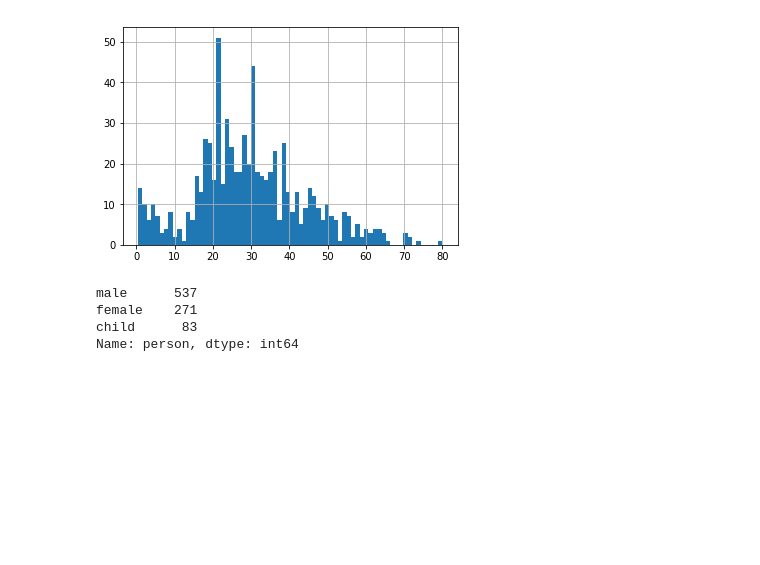
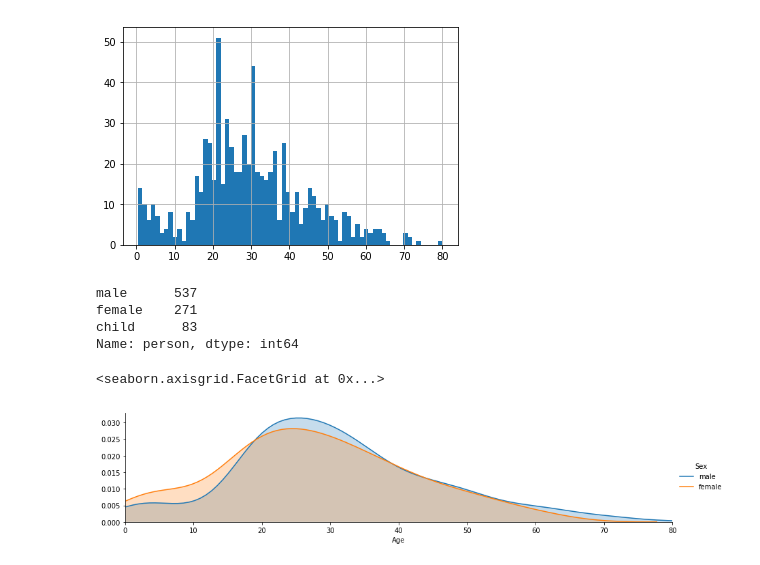
Before and after one commit to hkacmaz/Titanic-Passenger-Survivors, a Jupyter notebook: Titanic Survivors Analysis.ipynb, the cells around one changed output. Drawn from its saved outputs; the diff is of its cells as text; code cells hidden in the pictures; blank space fills up the shorter version.

Commit message:
KDE plot x='Age' and hue='Sex'

```diff
--- a/Titanic Survivors Analysis.ipynb
+++ b/Titanic Survivors Analysis.ipynb
@@ -85,3 +85,16 @@ male      537
 female    271
 child      83
 Name: person, dtype: int64
+# %%
+fig = sns.FacetGrid(hue='Sex',data=titanic_dataframe,aspect=4)
+
+fig.map(sns.kdeplot,'Age',shade=True)
+
+oldest = titanic_dataframe['Age'].max()
+
+fig.set(xlim=(0,oldest))
+
+fig.add_legend()
+# %% [output]
+<seaborn.axisgrid.FacetGrid at 0x...>
+[figure, added]
```
